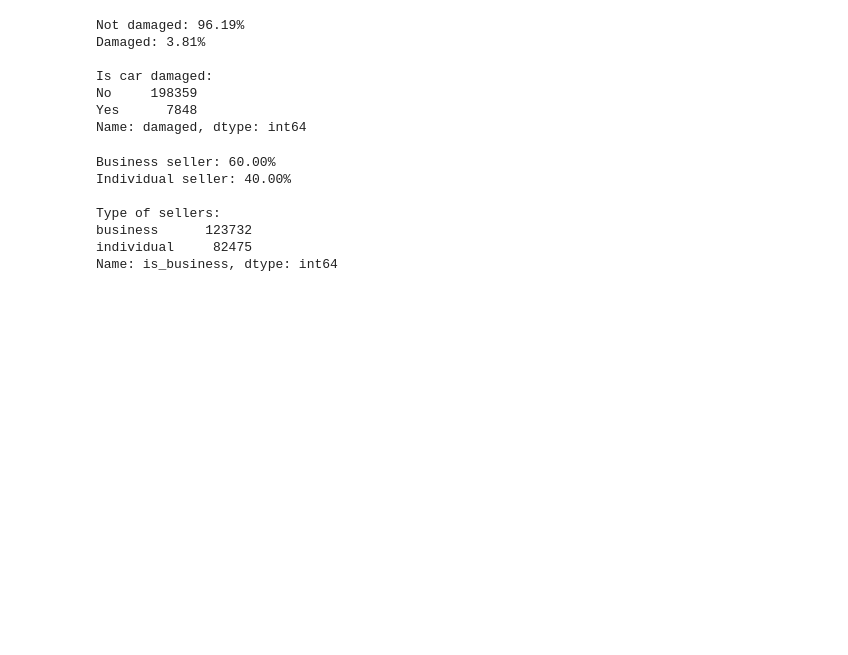
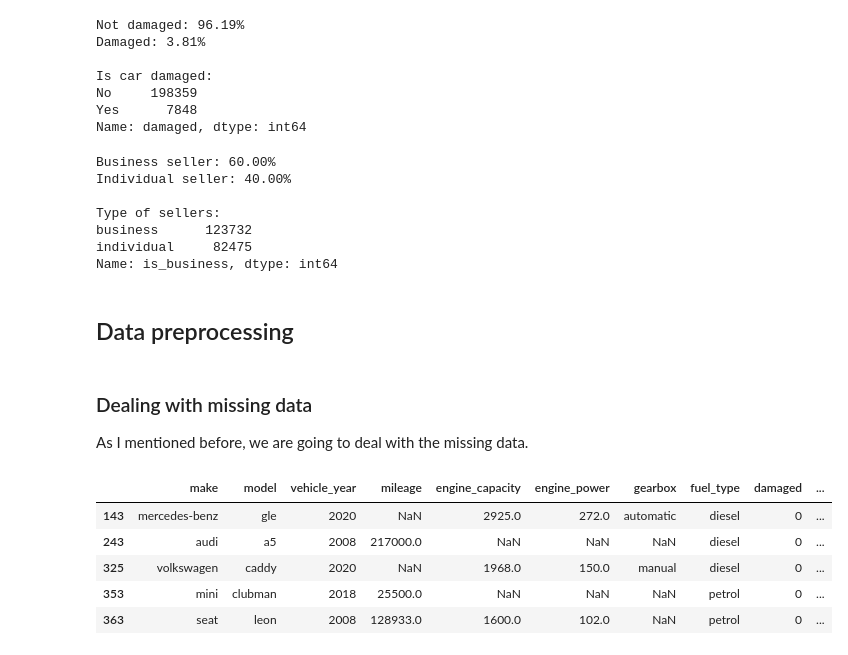
Before and after one commit to Piotr45/cars_price_prediction, a Jupyter notebook: car_price_prediction.ipynb, the cells around one changed output. Drawn from its saved outputs; the diff is of its cells as text; code cells hidden in the pictures; blank space fills up the shorter version.

Commit message:
Preprocessing phase completed.

```diff
--- a/car_price_prediction.ipynb
+++ b/car_price_prediction.ipynb
@@ -329,3 +333,18 @@ Type of sellers:
 business      123732
 individual     82475
 Name: is_business, dtype: int64
+# %% [markdown]
+## Data preprocessing
+# %% [markdown]
+### Dealing with missing data
+
+As I mentioned before, we are going to deal with the missing data.
+# %%
+df[df.isnull().any(axis=1)].head(5)
+# %% [output]
+|  | make | model | vehicle_year | mileage | engine_capacity | engine_power | gearbox | fuel_type | damaged | ... |
+| 143 | mercedes-benz | gle | 2020 | NaN | 2925.0 | 272.0 | automatic | diesel | 0 | ... |
+| 243 | audi | a5 | 2008 | 217000.0 | NaN | NaN | NaN | diesel | 0 | ... |
+| 325 | volkswagen | caddy | 2020 | NaN | 1968.0 | 150.0 | manual | diesel | 0 | ... |
+| 353 | mini | clubman | 2018 | 25500.0 | NaN | NaN | NaN | petrol | 0 | ... |
+| 363 | seat | leon | 2008 | 128933.0 | 1600.0 | 102.0 | NaN | petrol | 0 | ... |
```
Also changed, not shown: parts of 20 cells of this notebook.
